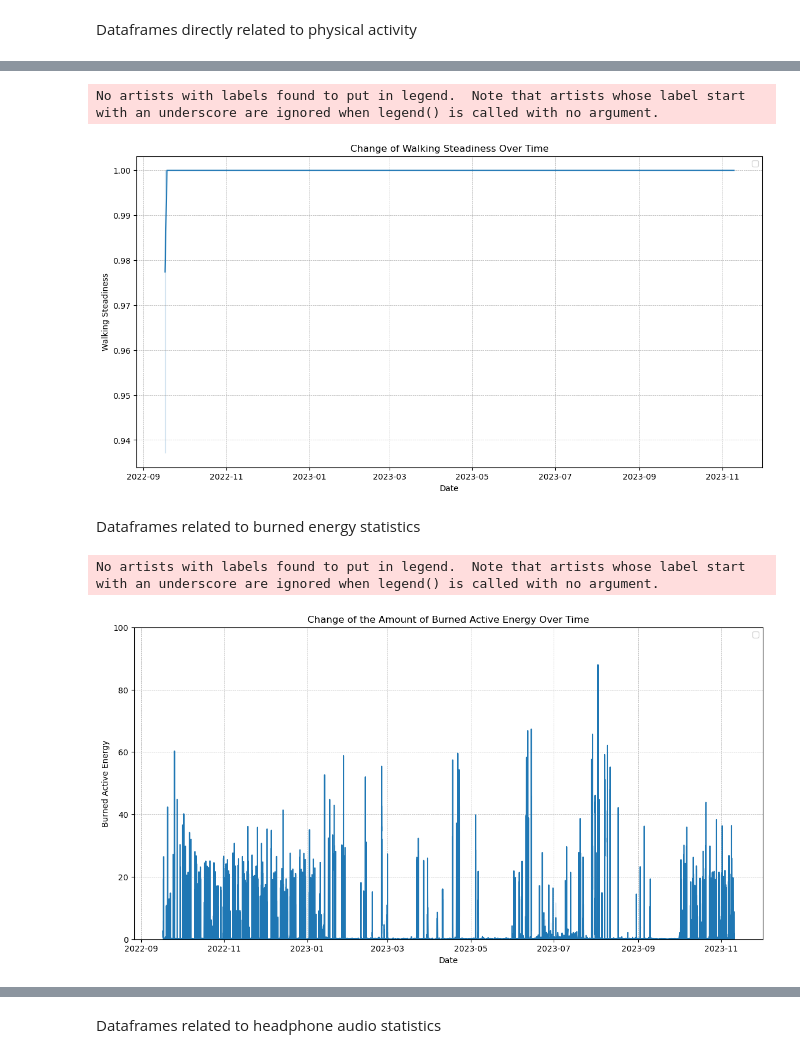
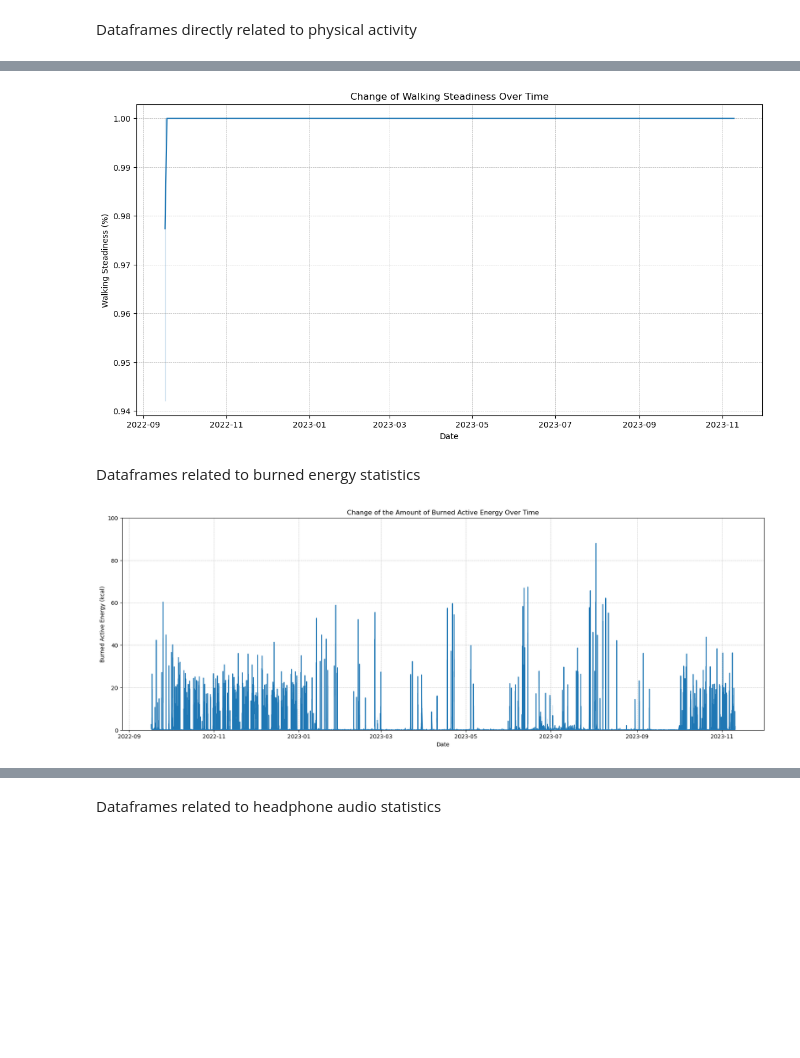
Before and after one commit to OnurOrman/CS-210---Project, a Jupyter notebook: project.ipynb, the cells around one changed output, grey strips where cells are left out. Saved outputs shown, nothing was run; the diff lists cells and outputs as text; code cells hidden in the pictures; blank space fills up the shorter version.

Commit message:
Visualizations were improved.

```diff
--- a/project.ipynb
+++ b/project.ipynb
@@ -761,26 +757,24 @@ plt.figure(figsize=(14, 7))
 sns.lineplot(x = my_walking_steady["creationDate"], y = my_walking_steady["value"])
 plt.title('Change of Walking Steadiness Over Time')
 plt.xlabel('Date')
-plt.ylabel('Walking Steadiness')
-plt.legend()
+plt.ylabel('Walking Steadiness (' + my_walking_steady["unit"][0] + ")")
+#plt.legend()
 plt.grid(True, which='both', linestyle='--', linewidth=0.5)
 plt.show()
 # %% [output]
-No artists with labels found to put in legend.  Note that artists whose label start with an underscore are ignored when legend() is called with no argument.
-[figure, old version]
+[figure, new version]
 # %% [markdown]
 Dataframes related to burned energy statistics
 # %%
-plt.figure(figsize=(14, 7))
+plt.figure(figsize=(21, 7))
 sns.lineplot(x = my_active_energy["creationDate"], y = my_active_energy["value"])
 plt.title('Change of the Amount of Burned Active Energy Over Time')
 plt.ylim(0, 100)
 plt.xlabel('Date')
-plt.ylabel('Burned Active Energy')
-plt.legend()
+plt.ylabel('Burned Active Energy (' + my_active_energy["unit"][0] + ")")
+#plt.legend()
 plt.grid(True, which='both', linestyle='--', linewidth=0.5)
 plt.show()
 # %% [output]
-No artists with labels found to put in legend.  Note that artists whose label start with an underscore are ignored when legend() is called with no argument.
-[figure, old version]
+[figure, new version]
 # %%
```
Also changed, not shown: parts of 39 cells of this notebook.
